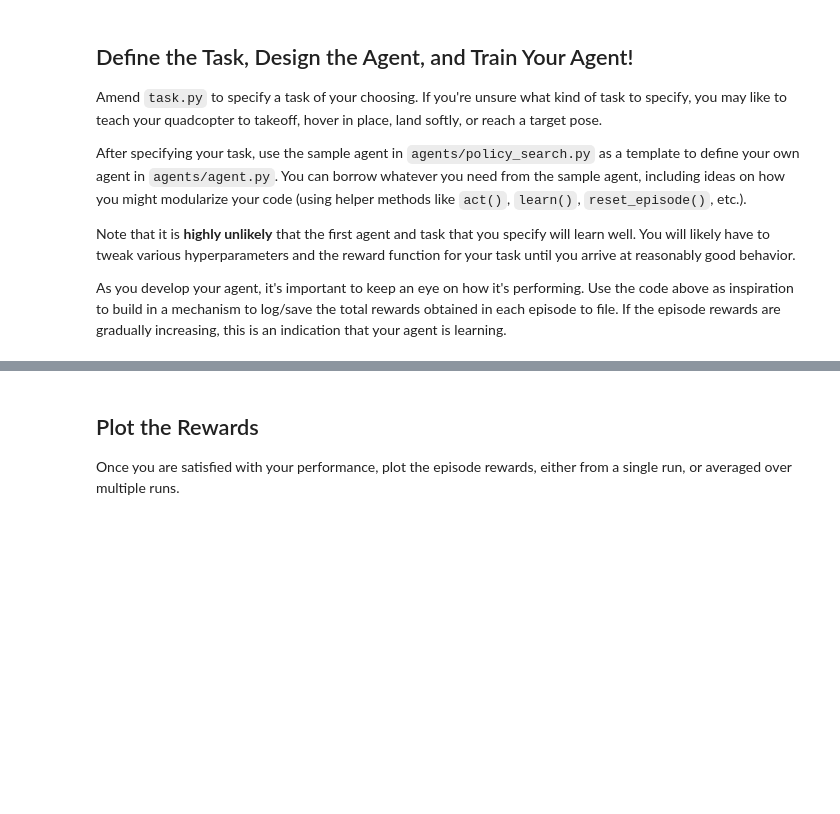
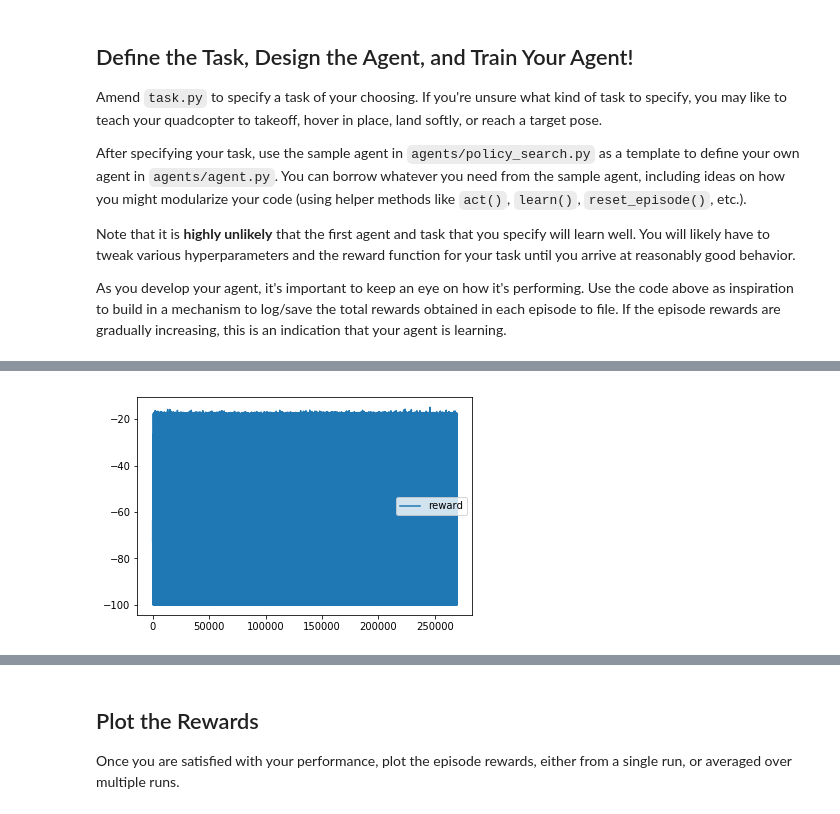
Before and after one commit to swaption2009/quadcopter_rl, a Jupyter notebook: Quadcopter_Project.ipynb, the cells around one changed output, grey strips where cells are left out. Saved outputs shown, nothing was run; the diff lists cells and outputs as text; code cells hidden in the pictures; blank space fills up the shorter version.

```diff
--- a/Quadcopter_Project.ipynb
+++ b/Quadcopter_Project.ipynb
@@ -298,0 +340,7 @@ Episode = 1000, score =   9.875 (best =   9.928), noise_scale = 3.2
+# %%
+successful_landing = task3_result.loc[task3_result['z'] == 0.0]
+plt.plot(successful_landing['reward'], label='reward')
+plt.legend()
+_ = plt.ylim()
+# %% [output]
+[figure, added]
```
Also changed, not shown: parts of 24 cells of this notebook, 5 other files.
